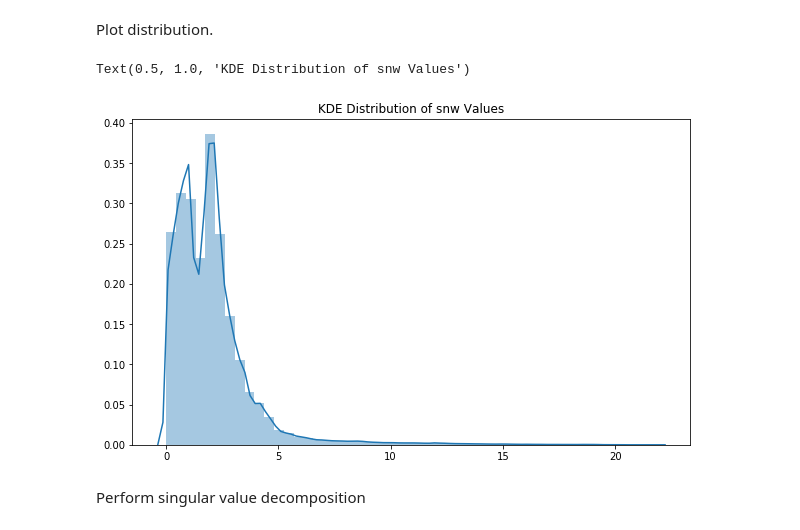
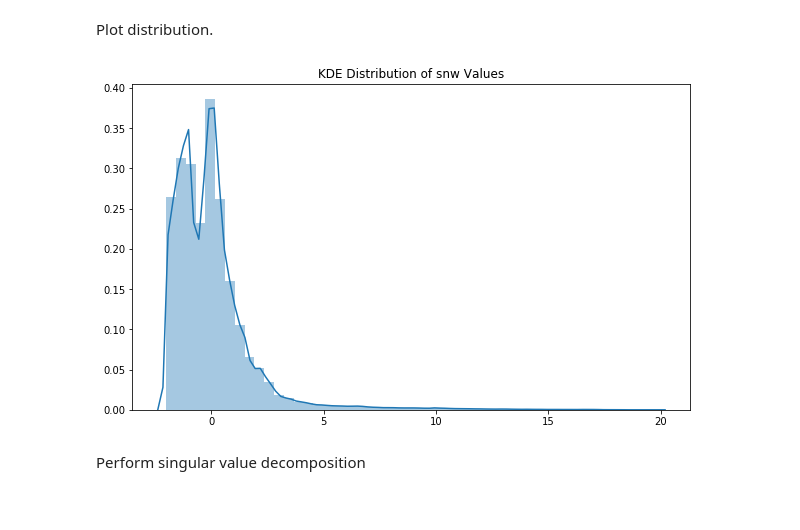
Before and after one commit to pacificclimate/climpyrical, a Jupyter notebook: notebooks/snow.ipynb, the cells around one changed output. Saved outputs shown, nothing was run; the diff lists cells and outputs as text; code cells hidden in the pictures.

Commit message:
Sklearn standard scaler mean correction

```diff
--- a/notebooks/snow.ipynb
+++ b/notebooks/snow.ipynb
@@ -30,7 +30,8 @@ dv = 'snw'
 
 interp_dict = get_interpolation(mask_path, PATH, dv)
 master_idx = interp_dict['idx']
-iens = (interp_dict['iens'][:, master_idx])
-
-iens.shape
+iens = (interp_dict['iens'][:, master_idx]).T
+plt.figure(figsize=(10, 6))
+sns.distplot(iens[..., 0])
+plt.title('KDE Distribution of {} Values'.format(dv))
 # %% [output]
@@ -38,12 +40,17 @@ iens.shape
+# %%
+from sklearn.preprocessing import StandardScaler
+scaler = StandardScaler(with_mean=True, with_std=False, copy=True)
+iens = scaler.fit_transform(iens)
 # %% [markdown]
 Plot distribution.
 # %%
 plt.figure(figsize=(10, 6))
-sns.distplot(iens[0, ...])
+sns.distplot(iens[..., 0])
 plt.title('KDE Distribution of {} Values'.format(dv))
+
+iens = iens.T
 # %% [output]
-Text(0.5, 1.0, 'KDE Distribution of snw Values')
-[figure, old version]
+[figure, new version]
 # %% [markdown]
 Perform singular value decomposition
 # %%
```
Also changed, not shown: parts of 8 cells of this notebook.
